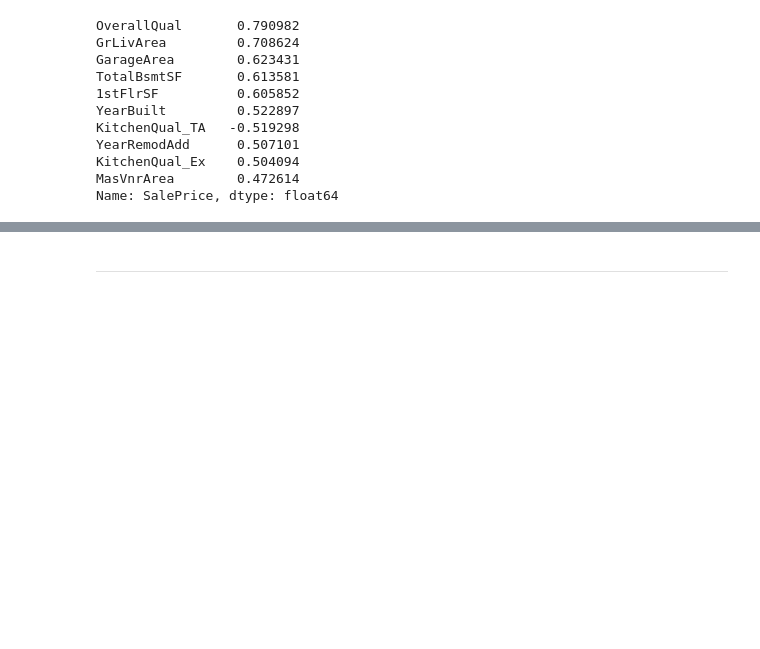
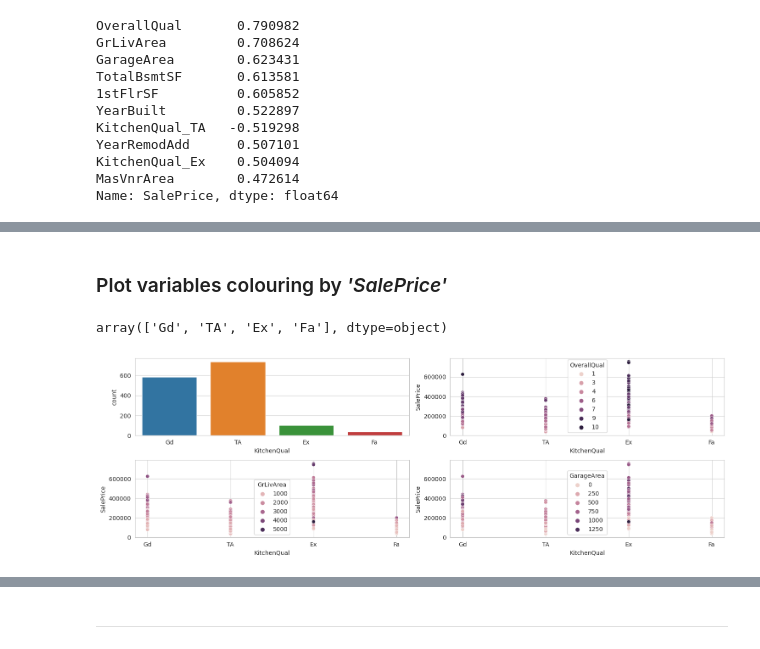
Before and after one commit to gfpkelly1986/milestone-project-heritage-housing-issues, a Jupyter notebook: jupyter_notebooks/Data-Understanding.ipynb, the cells around one changed output, grey strips where cells are left out. Saved outputs shown, nothing was run; the diff lists cells and outputs as text; code cells hidden in the pictures; blank space fills up the shorter version.

```diff
--- a/jupyter_notebooks/Data-Understanding.ipynb
+++ b/jupyter_notebooks/Data-Understanding.ipynb
@@ -305,0 +316,4 @@ Name: SalePrice, dtype: float64
+# %%
+columns_of_interest = ['OverallQual', 'GrLivArea', 'YearBuilt', 'GarageArea', 'TotalBsmtSF', '1stFlrSF', 'YearRemodAdd', 'GarageYrBlt', 'KitchenQual']
+
+columns_of_interest
@@ -305,0 +332,4 @@ Name: SalePrice, dtype: float64
+# %%
+df_further_analyis = df_original.filter(columns_of_interest + ['SalePrice'])
+df_further_analyis.head(10)
+print(df_further_analyis.info())
@@ -305,0 +359,3 @@ Name: SalePrice, dtype: float64
+# %%
+df_further_analyis['GarageYrBlt'] = df_further_analyis['GarageYrBlt'].astype('int')
+print(df_further_analyis.info())
@@ -305,0 +381,17 @@ Name: SalePrice, dtype: float64
+# %% [markdown]
+### Plot variables colouring by *'SalePrice'*
+# %%
+col = df_further_analyis['KitchenQual'].unique()
+col
+# %% [output]
+array(['Gd', 'TA', 'Ex', 'Fa'], dtype=object)
+# %%
+fig, ((ax1,ax2),(ax3,ax4)) = plt.subplots(nrows=2, ncols=2, figsize=(15, 5))
+sns.countplot(data=df_further_analyis, x='KitchenQual',ax=ax1)
+sns.scatterplot(data=df_further_analyis, x='KitchenQual', y='SalePrice', hue='OverallQual',ax=ax2)
+sns.scatterplot(data=df_further_analyis, x='KitchenQual', y='SalePrice', hue='GrLivArea',ax=ax3)
+sns.scatterplot(data=df_further_analyis, x='KitchenQual', y='SalePrice', hue='GarageArea',ax=ax4)
+plt.tight_layout()
+plt.show()
+# %% [output]
+[figure, added]
```
Also changed, not shown: parts of 29 cells of this notebook.
